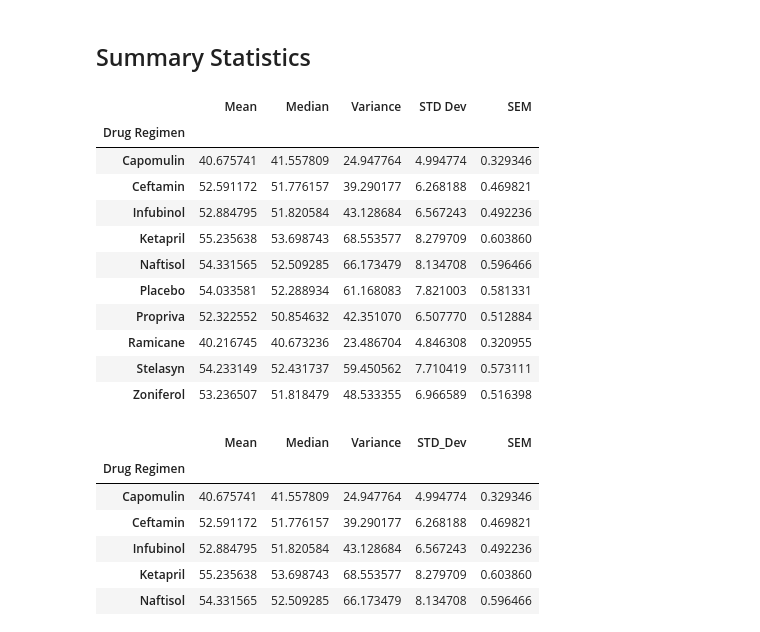
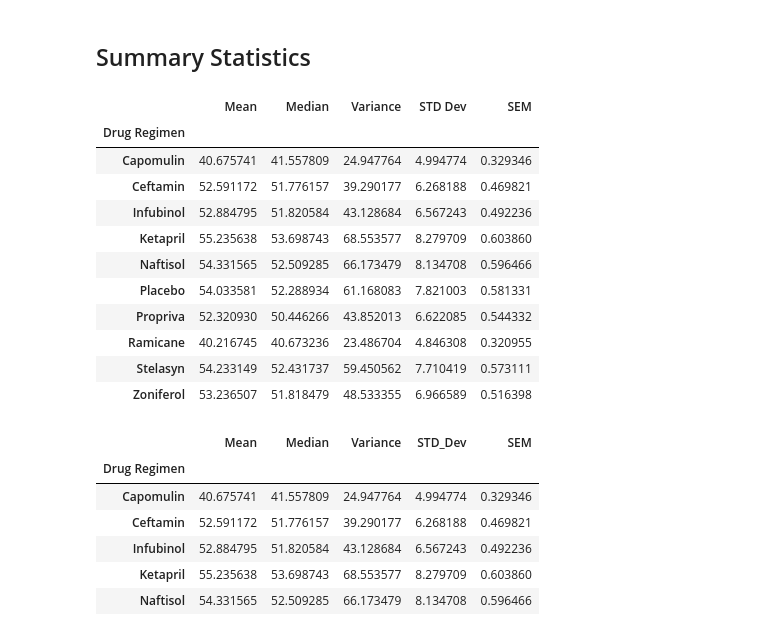
Before and after one commit to Glenn200/Matplotlib_Homework, a Jupyter notebook: pymaceuticals_starter.ipynb, the cells around one changed output. Drawn from its saved outputs; the diff is of its cells as text; code cells hidden in the pictures.

```diff
--- a/pymaceuticals_starter.ipynb
+++ b/pymaceuticals_starter.ipynb
@@ -92,27 +98,29 @@ mouse_df_cln['Mouse ID'].nunique()
 ## Summary Statistics
 # %%
 # Generate a summary statistics table of mean, median, variance, standard deviation, and SEM of the tumor volume for each regimen
-drug_regm_df = mouse_df.groupby('Drug Regimen')
+drug_regm_df = mouse_df_cln.groupby('Drug Regimen')
 mean = drug_regm_df[['Tumor Volume (mm3)']].mean().rename(columns = {'Tumor Volume (mm3)': 'Mean'})
 median = drug_regm_df[['Tumor Volume (mm3)']].median().rename(columns = {'Tumor Volume (mm3)': 'Median'})
 variance = drug_regm_df[['Tumor Volume (mm3)']].var().rename(columns = {'Tumor Volume (mm3)': 'Variance'})
 stddev = drug_regm_df[['Tumor Volume (mm3)']].std().rename(columns = {'Tumor Volume (mm3)': 'STD Dev'})
 sem = drug_regm_df[['Tumor Volume (mm3)']].sem().rename(columns = {'Tumor Volume (mm3)': 'SEM'})
 # Use groupby and summary statistical methods to calculate the following properties of each drug regimen:
 # mean, median, variance, standard deviation, and SEM of the tumor volume.
 # Assemble the resulting series into a single summary dataframe.
 drug_regm_df = pd.concat([mean, median, variance, stddev, sem], axis = 1)
 drug_regm_df
+#summary_df = drug_regm_df({"Mean": mean, "Median": median, "Variance": variance, "Standard Deviation": stddev, "SEM": sem})
+#summary_df
 # %% [output]
 |  | Mean | Median | Variance | STD Dev | SEM |
 | Drug Regimen |  |  |  |  |  |
 | Capomulin | 40.675741 | 41.557809 | 24.947764 | 4.994774 | 0.329346 |
 | Ceftamin | 52.591172 | 51.776157 | 39.290177 | 6.268188 | 0.469821 |
 | Infubinol | 52.884795 | 51.820584 | 43.128684 | 6.567243 | 0.492236 |
 | Ketapril | 55.235638 | 53.698743 | 68.553577 | 8.279709 | 0.603860 |
 | Naftisol | 54.331565 | 52.509285 | 66.173479 | 8.134708 | 0.596466 |
 | Placebo | 54.033581 | 52.288934 | 61.168083 | 7.821003 | 0.581331 |
-| Propriva | 52.322552 | 50.854632 | 42.351070 | 6.507770 | 0.512884 |
+| Propriva | 52.320930 | 50.446266 | 43.852013 | 6.622085 | 0.544332 |
 | Ramicane | 40.216745 | 40.673236 | 23.486704 | 4.846308 | 0.320955 |
 | Stelasyn | 54.233149 | 52.431737 | 59.450562 | 7.710419 | 0.573111 |
 | Zoniferol | 53.236507 | 51.818479 | 48.533355 | 6.966589 | 0.516398 |
```
Also changed, not shown: parts of 6 cells of this notebook.
